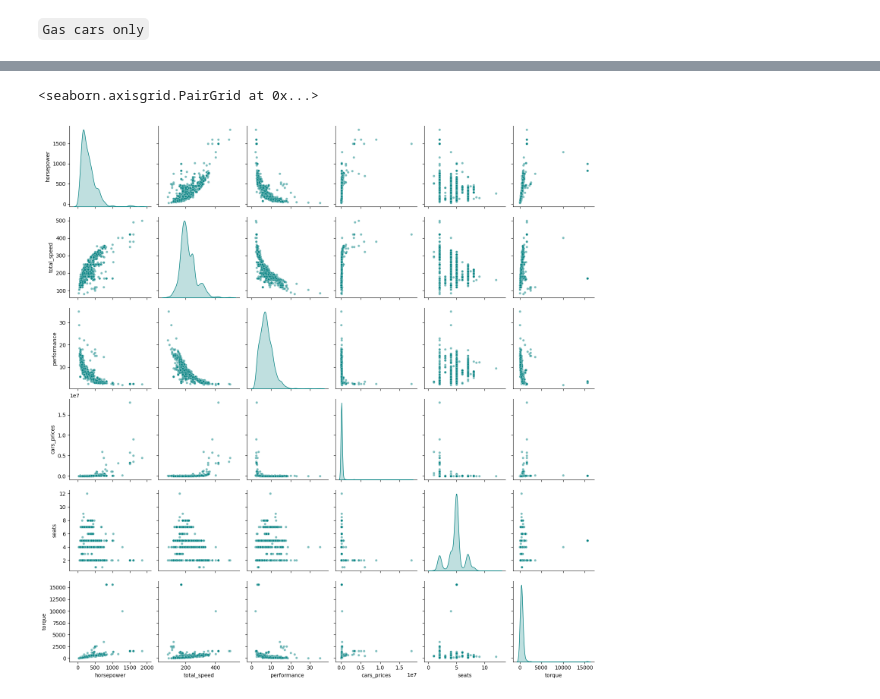
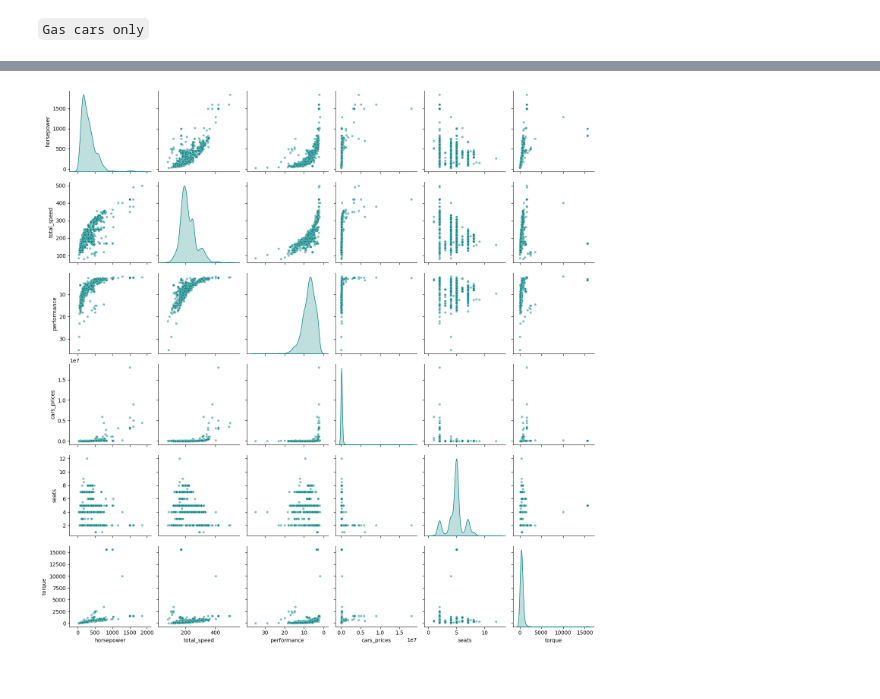
Before and after one commit to Wazard/GruppoX-Car-Analysis, a Jupyter notebook: car_analysis.ipynb, the cells around one changed output, grey strips where cells are left out. Cells and saved outputs as stored; diff of their text form; code cells hidden in the pictures.

```diff
--- a/car_analysis.ipynb
+++ b/car_analysis.ipynb
@@ -205,10 +205,10 @@ clean_df[col] = (
     .apply(lambda parts: ", ".join(sorted([p.strip().title() for p in parts if p.strip()])))
 )
 
-mask = clean_df[col].str.contains("Gas|Electric, Hybrid|Awd|Cng", case=False, na=False)
+new_mask = clean_df[col].str.contains("Gas|Electric, Hybrid|Awd|Cng", case=False, na=False)
 
 # Keep only rows that do NOT match any of those patterns
-clean_df = clean_df[~mask]
+clean_df = clean_df[~new_mask]
 
 
 
@@ -842,10 +842,10 @@ for i, col in enumerate(numeric_cols):
     sns.boxplot(data=handler.df, x=col, color="steelblue", ax=axes[i])
 
     # Overlay outliers in red
-    mask = outlier_flags[col]
+    new_mask = outlier_flags[col]
     sns.scatterplot(
-        x=handler.df[col][mask],
-        y=[-0.05]*mask.sum(),   # jitter so they appear just below the box
+        x=handler.df[col][new_mask],
+        y=[-0.05]*new_mask.sum(),   # jitter so they appear just below the box
         color="red",
         marker="o",
         ax=axes[i],
@@ -950,10 +950,25 @@ dtypes: float64(7), object(4)
 memory usage: 102.8+ KB
 # %%
 numeric_cols = both_cars_df.select_dtypes(include="number")
-sns.pairplot(numeric_cols, diag_kind="kde",
-                            plot_kws={'alpha':0.5, 's':20, 'color': 'teal'},
-                            diag_kws={'fill':True, 'color':'teal'},
-                            height=2.5)
+
+plot = sns.pairplot(
+    numeric_cols,
+    diag_kind="kde",
+    plot_kws={'alpha':0.5, 's':20, 'color': 'teal'},
+    diag_kws={'fill':True, 'color':'teal'},
+    height=2.5
+)
+
+# Invert axes for "performance"
+for ax in plot.axes.flatten():
+    if ax is not None:
+        xlabel = ax.get_xlabel()
+        ylabel = ax.get_ylabel()
+        if xlabel == "performance":
+            ax.invert_xaxis()
+        if ylabel == "performance":
+            ax.invert_yaxis()
+
+plt.show()
 # %% [output]
-<seaborn.axisgrid.PairGrid at 0x...>
-[figure, old version]
+[figure, new version]
```
Also changed, not shown: parts of 12 cells of this notebook, 2 other files.
